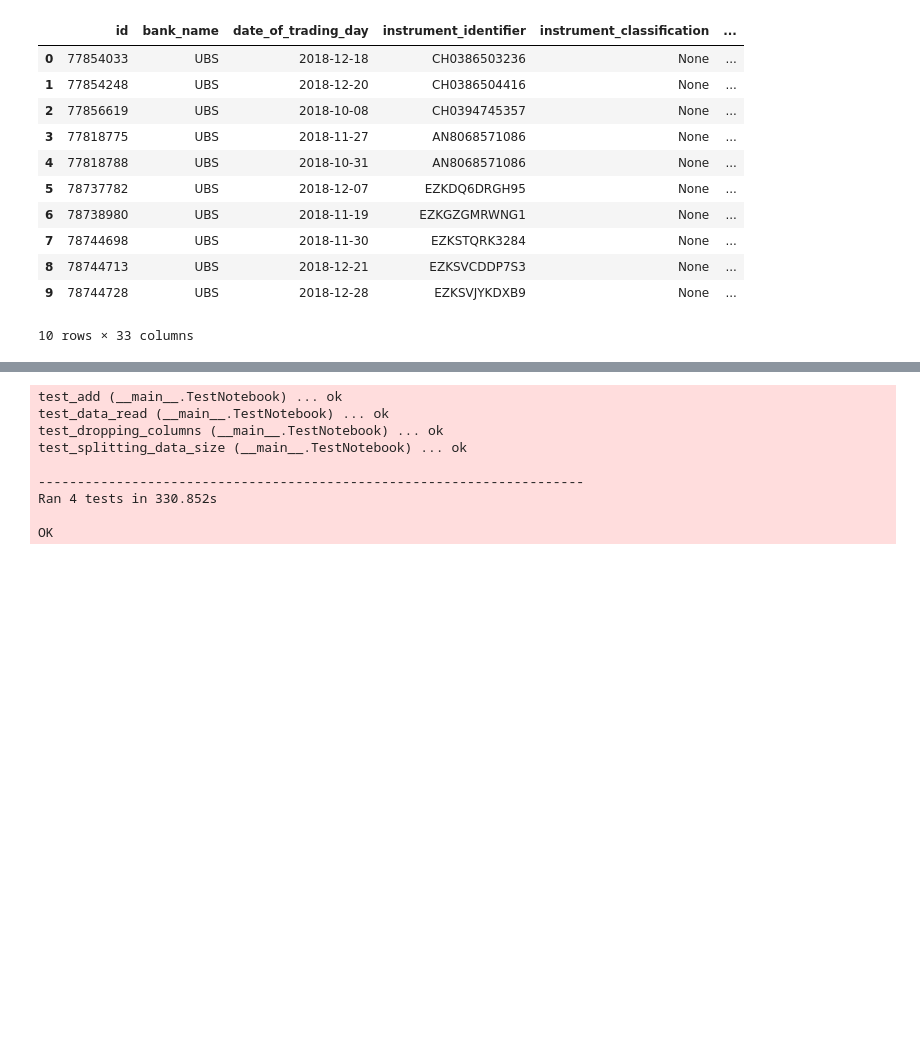
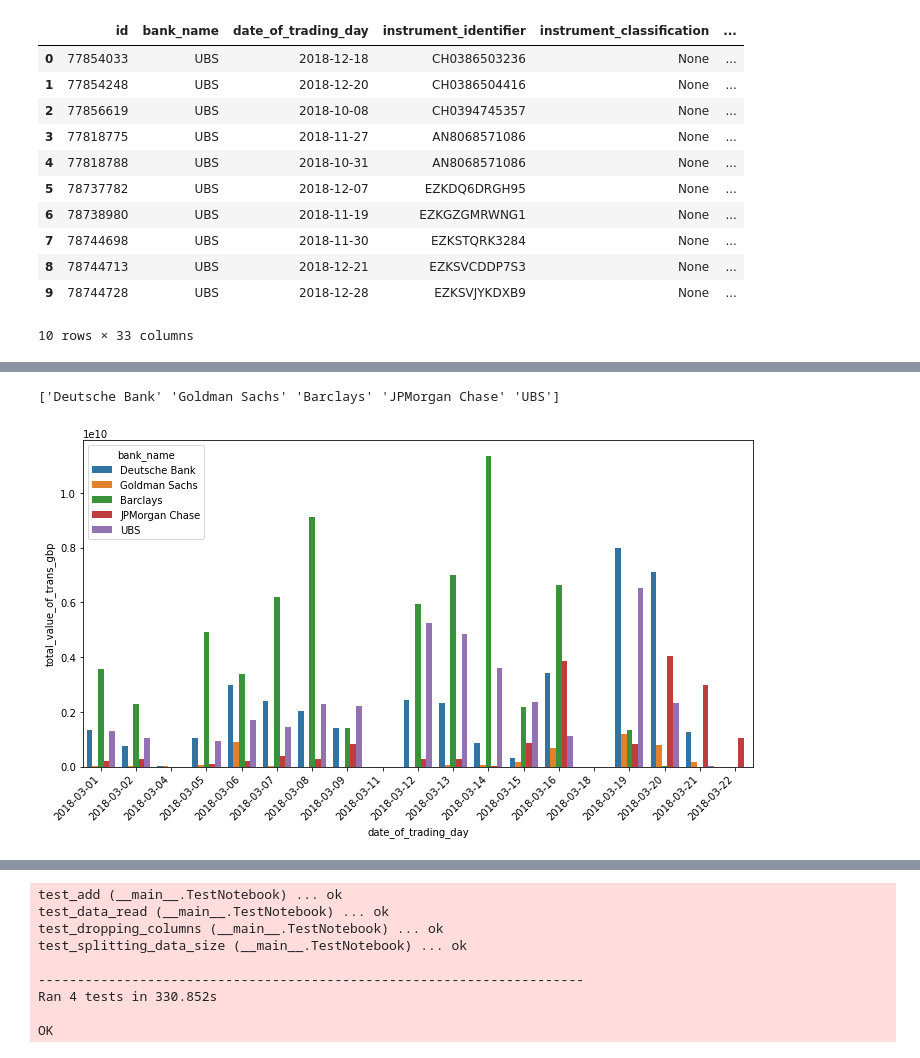
Before and after one commit to Inald/newNWM-Intern-Project-2020, a Jupyter notebook: pipelined.ipynb, the cells around one changed output, grey strips where cells are left out. Drawn from its saved outputs; the diff is of its cells as text; code cells hidden in the pictures; blank space fills up the shorter version.

```diff
--- a/pipelined.ipynb
+++ b/pipelined.ipynb
@@ -70,3 +81,12 @@ df
+# %%
+fig, ax = plt.subplots(figsize = (12,6))
+sns.barplot(x = df['date_of_trading_day'], y = df['total_value_of_trans_gbp'], estimator = sum, ci = None ,ax=ax, hue = df['bank_name'])
+x_dates = df['date_of_trading_day'] .dt.strftime('%Y-%m-%d').sort_values().unique()
+ax.set_xticklabels(labels=x_dates, rotation=45, ha='right')
+print(df['bank_name'].unique())
+# %% [output]
+['Deutsche Bank' 'Goldman Sachs' 'Barclays' 'JPMorgan Chase' 'UBS']
+[figure, added]
 # %%
 from sklearn.compose import ColumnTransformer
 from sklearn.pipeline import Pipeline
```
Also changed, not shown: parts of 8 cells of this notebook.
